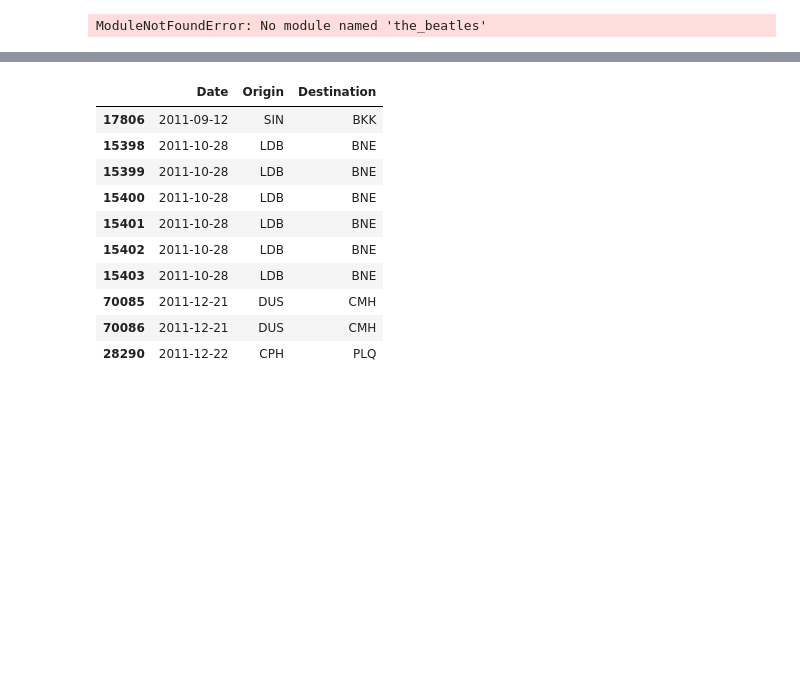
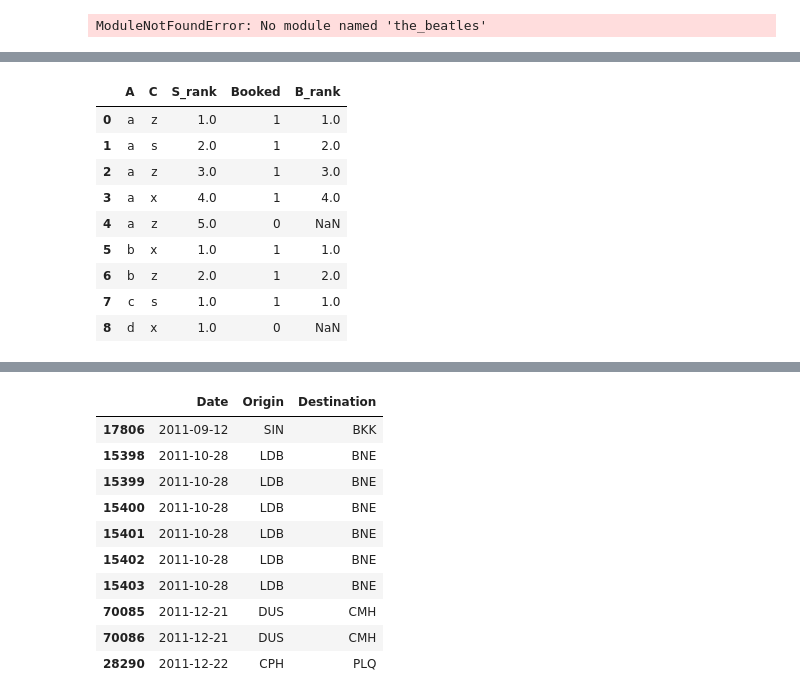
Before and after one commit to bdeotto/reto_Amadeus, a Jupyter notebook: reto_Amadeus.ipynb, the cells around one changed output, grey strips where cells are left out. Saved outputs shown, nothing was run; the diff lists cells and outputs as text; code cells hidden in the pictures; blank space fills up the shorter version.

```diff
--- a/reto_Amadeus.ipynb
+++ b/reto_Amadeus.ipynb
@@ -1738,0 +1187,8 @@ Lee chunk a chunk las columnas relevantes del archivo bookings limpio de duplica
+# %%
+# Ilustración del procedimiento básico: dataframe de juguete para numerar duplicados en bookings
+
+# 'A' representa claves para merge con searches, 'Booked' es 1 para todas las filas.
+
+df_toybo=pd.DataFrame({'A':list('acbcabbaa'),'Booked':[1,1,1,1,1,1,1,1,1]})
+df_toybo.sort_values(by='A',inplace=True) # Facilita comprobaciones
+df_toybo
@@ -1738,0 +1282,8 @@ Lee chunk a chunk las columnas relevantes del archivo bookings limpio de duplica
+# %%
+# Ilustración del procedimiento básico: dataframe de juguete para numerar duplicados en Searches.
+
+# 'A' representa claves para merge, 'C' son resto de cols. de Searches
+
+df_toyse=pd.DataFrame({'A':list('abacdabaa'),'C':list('zxssxzzxz')})
+df_toyse.sort_values(by='A',inplace=True) # Facilita comprobaciones
+df_toyse
@@ -1738,0 +1395,18 @@ Lee chunk a chunk las columnas relevantes del archivo bookings limpio de duplica
+# %%
+# Ilustración del procedimiento básico.
+
+# Ajuste de la columna 'Booked':
+
+df_toysebo['Booked']=df_toysebo['Booked'].fillna(0).astype('int')
+df_toysebo
+# %% [output]
+|  | A | C | S_rank | Booked | B_rank |
+| 0 | a | z | 1.0 | 1 | 1.0 |
+| 1 | a | s | 2.0 | 1 | 2.0 |
+| 2 | a | z | 3.0 | 1 | 3.0 |
+| 3 | a | x | 4.0 | 1 | 4.0 |
+| 4 | a | z | 5.0 | 0 | NaN |
+| 5 | b | x | 1.0 | 1 | 1.0 |
+| 6 | b | z | 2.0 | 1 | 2.0 |
+| 7 | c | s | 1.0 | 1 | 1.0 |
+| 8 | d | x | 1.0 | 0 | NaN |
```
Also changed, not shown: parts of 64 cells of this notebook, 1 other file.
